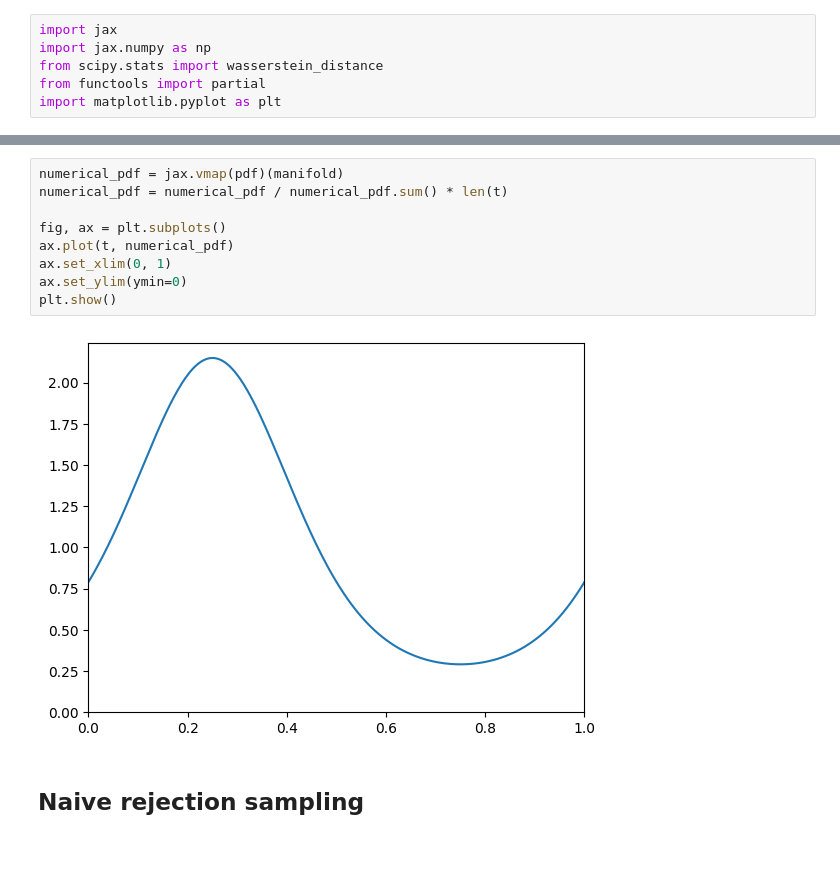
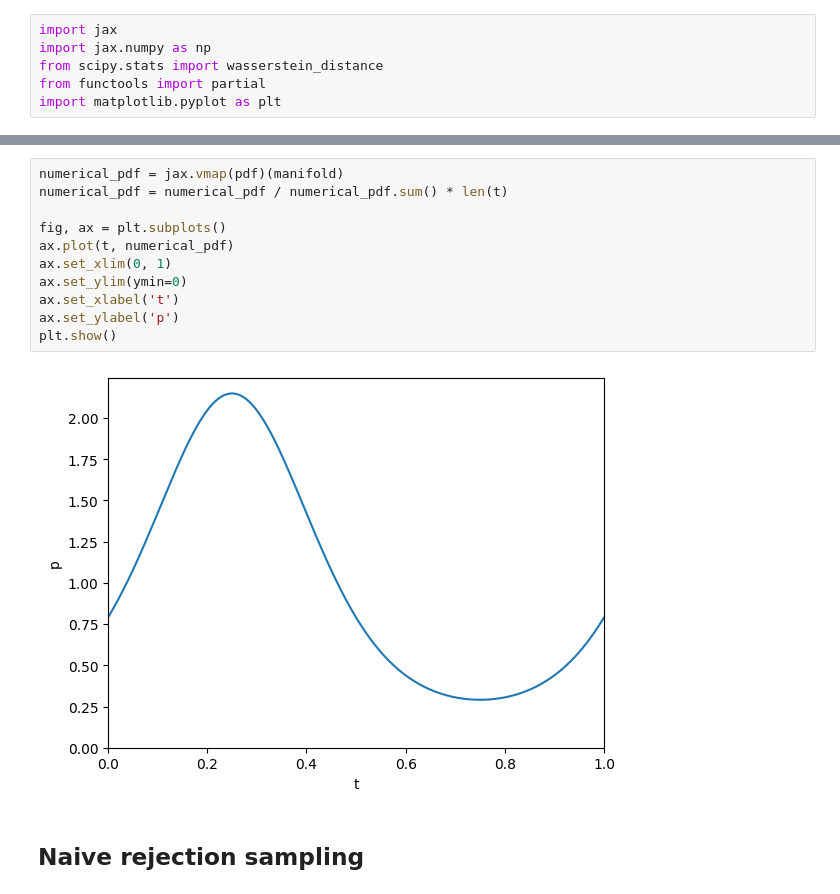
Before and after one commit to rdaems/constrained-sampling, a Jupyter notebook: constrained-sampling.ipynb, the cells around one changed output, grey strips where cells are left out. Cells and saved outputs as stored; diff of their text form; blank space fills up the shorter version.

```diff
--- a/constrained-sampling.ipynb
+++ b/constrained-sampling.ipynb
@@ -41,14 +44,16 @@ plt.show()
 # %%
 numerical_pdf = jax.vmap(pdf)(manifold)
 numerical_pdf = numerical_pdf / numerical_pdf.sum() * len(t)
 
 fig, ax = plt.subplots()
 ax.plot(t, numerical_pdf)
 ax.set_xlim(0, 1)
 ax.set_ylim(ymin=0)
+ax.set_xlabel('t')
+ax.set_ylabel('p')
 plt.show()
 # %% [output]
-[figure, old version]
+[figure, new version]
 # %% [markdown]
 ## Naive rejection sampling
 # %%
```
Also changed, not shown: parts of 6 cells of this notebook.
